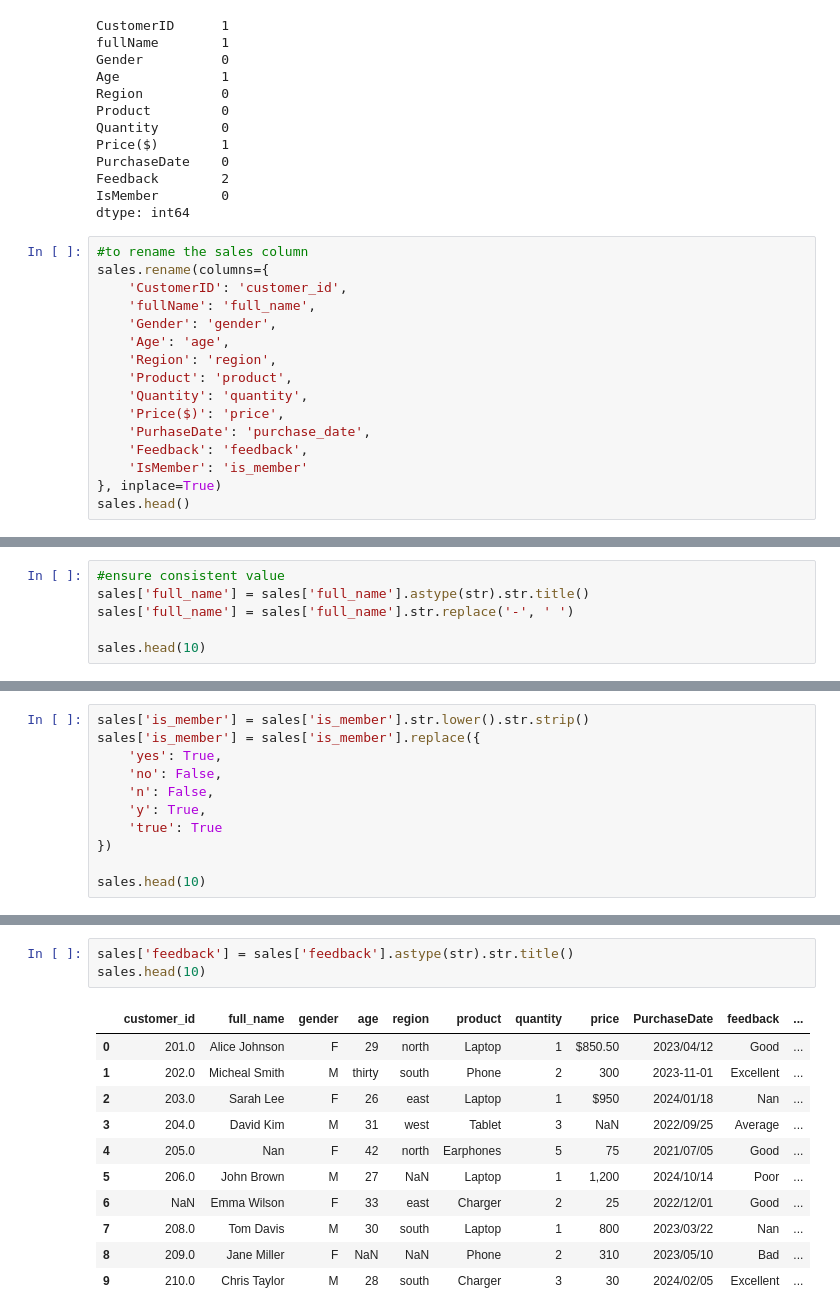
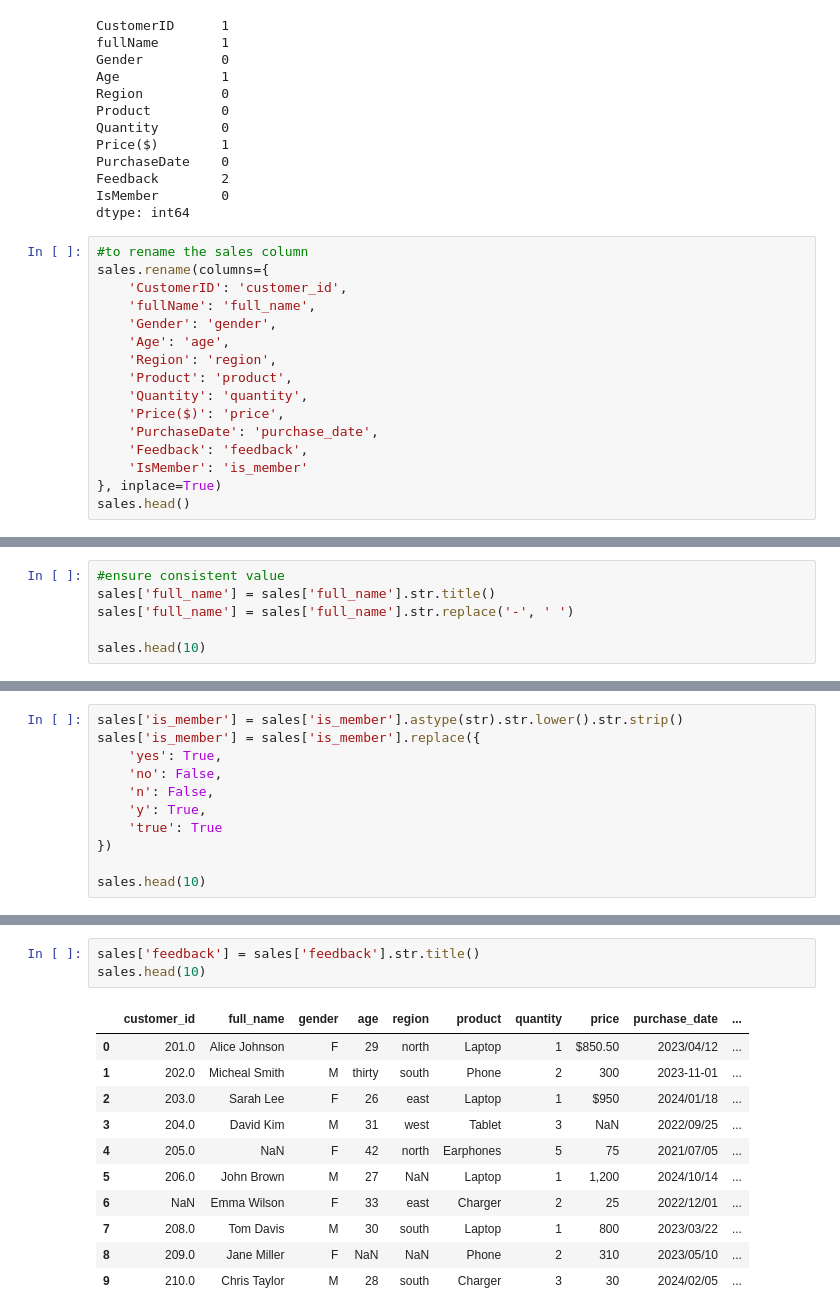
Before and after one commit to Nathillarious-tech/Assignment, a Jupyter notebook: sales_performance.ipynb, the cells around one changed output, grey strips where cells are left out. Cells and saved outputs as stored; diff of their text form.

```diff
--- a/sales_performance.ipynb
+++ b/sales_performance.ipynb
@@ -80,7 +80,7 @@ sales.rename(columns={
     'Product': 'product',
     'Quantity': 'quantity',
     'Price($)': 'price',
-    'PurhaseDate': 'purchase_date',
+    'PurchaseDate': 'purchase_date',
     'Feedback': 'feedback',
     'IsMember': 'is_member'
 }, inplace=True)
@@ -95,6 +95,6 @@ sales.head()
 # %%
 #ensure consistent value
-sales['full_name'] = sales['full_name'].astype(str).str.title()
+sales['full_name'] = sales['full_name'].str.title()
 sales['full_name'] = sales['full_name'].str.replace('-', ' ')
 
 sales.head(10)
@@ -168,5 +168,5 @@ sales.head(10)
 # %%
-sales['is_member'] = sales['is_member'].str.lower().str.strip()
+sales['is_member'] = sales['is_member'].astype(str).str.lower().str.strip()
 sales['is_member'] = sales['is_member'].replace({
     'yes': True,
     'no': False,
@@ -191,15 +191,15 @@ sales.head(10)
 # %%
-sales['feedback'] = sales['feedback'].astype(str).str.title()
+sales['feedback'] = sales['feedback'].str.title()
 sales.head(10)
 # %% [output]
-|  | customer_id | full_name | gender | age | region | product | quantity | price | PurchaseDate | feedback | ... |
-| 0 | 201.0 | Alice Johnson | F | 29 | north | Laptop | 1 | $850.50 | 2023/04/12 | Good | ... |
-| 1 | 202.0 | Micheal Smith | M | thirty | south | Phone | 2 | 300 | 2023-11-01 | Excellent | ... |
-| 2 | 203.0 | Sarah Lee | F | 26 | east | Laptop | 1 | $950 | 2024/01/18 | Nan | ... |
-| 3 | 204.0 | David Kim | M | 31 | west | Tablet | 3 | NaN | 2022/09/25 | Average | ... |
-| 4 | 205.0 | Nan | F | 42 | north | Earphones | 5 | 75 | 2021/07/05 | Good | ... |
-| 5 | 206.0 | John Brown | M | 27 | NaN | Laptop | 1 | 1,200 | 2024/10/14 | Poor | ... |
-| 6 | NaN | Emma Wilson | F | 33 | east | Charger | 2 | 25 | 2022/12/01 | Good | ... |
-| 7 | 208.0 | Tom Davis | M | 30 | south | Laptop | 1 | 800 | 2023/03/22 | Nan | ... |
-| 8 | 209.0 | Jane Miller | F | NaN | NaN | Phone | 2 | 310 | 2023/05/10 | Bad | ... |
-| 9 | 210.0 | Chris Taylor | M | 28 | south | Charger | 3 | 30 | 2024/02/05 | Excellent | ... |
+|  | customer_id | full_name | gender | age | region | product | quantity | price | purchase_date | ... |
+| 0 | 201.0 | Alice Johnson | F | 29 | north | Laptop | 1 | $850.50 | 2023/04/12 | ... |
+| 1 | 202.0 | Micheal Smith | M | thirty | south | Phone | 2 | 300 | 2023-11-01 | ... |
+| 2 | 203.0 | Sarah Lee | F | 26 | east | Laptop | 1 | $950 | 2024/01/18 | ... |
+| 3 | 204.0 | David Kim | M | 31 | west | Tablet | 3 | NaN | 2022/09/25 | ... |
+| 4 | 205.0 | NaN | F | 42 | north | Earphones | 5 | 75 | 2021/07/05 | ... |
+| 5 | 206.0 | John Brown | M | 27 | NaN | Laptop | 1 | 1,200 | 2024/10/14 | ... |
+| 6 | NaN | Emma Wilson | F | 33 | east | Charger | 2 | 25 | 2022/12/01 | ... |
+| 7 | 208.0 | Tom Davis | M | 30 | south | Laptop | 1 | 800 | 2023/03/22 | ... |
+| 8 | 209.0 | Jane Miller | F | NaN | NaN | Phone | 2 | 310 | 2023/05/10 | ... |
+| 9 | 210.0 | Chris Taylor | M | 28 | south | Charger | 3 | 30 | 2024/02/05 | ... |
```
Also changed, not shown: parts of 12 cells of this notebook.
